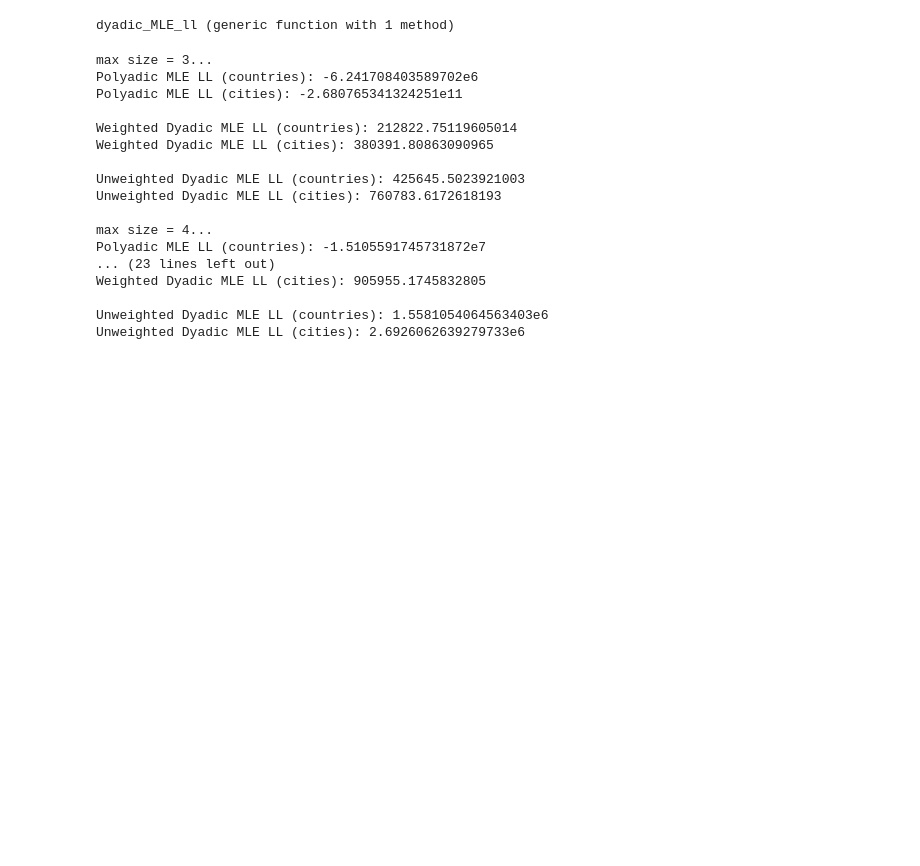
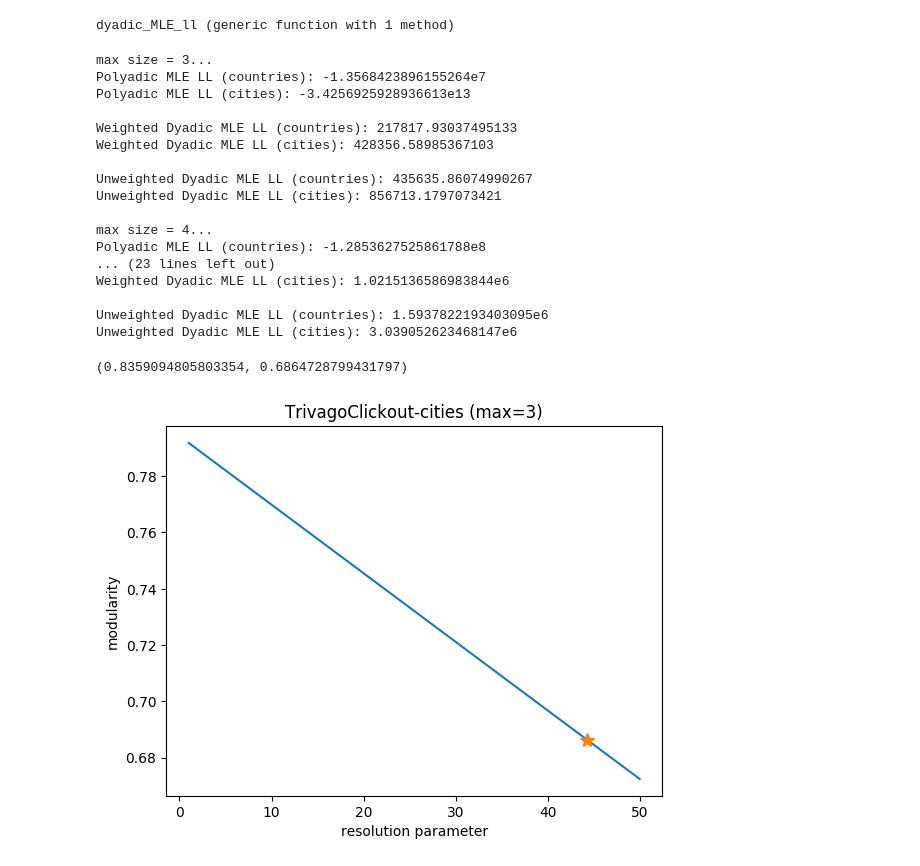
Before and after one commit to PhilChodrow/HypergraphModularity, a Jupyter notebook: Likelihood-comparisons.ipynb, the cells around one changed output. Saved outputs shown, nothing was run; the diff lists cells and outputs as text; code cells hidden in the pictures; blank space fills up the shorter version.

```diff
--- a/Likelihood-comparisons.ipynb
+++ b/Likelihood-comparisons.ipynb
@@ -104,9 +109,9 @@ for k = 3:6
 
     println("max size = $k...")
     println("Polyadic MLE LL (countries): ",
-            MLE_ll(H, labels1, identity))
+            MLE_ll(H, labels1, all_or_nothing2))
     println("Polyadic MLE LL (cities): ",
-            MLE_ll(H, labels2, identity))
+            MLE_ll(H, labels2, all_or_nothing2))
     println("")
 
     println("Weighted Dyadic MLE LL (countries): ",
@@ -124,19 +129,46 @@ for k = 3:6
 end
 # %% [output]
 max size = 3...
-Polyadic MLE LL (countries): -6.241708403589702e6
-Polyadic MLE LL (cities): -2.680765341324251e11
+Polyadic MLE LL (countries): -1.3568423896155264e7
+Polyadic MLE LL (cities): -3.4256925928936613e13
 
-Weighted Dyadic MLE LL (countries): 212822.75119605014
-Weighted Dyadic MLE LL (cities): 380391.80863090965
+Weighted Dyadic MLE LL (countries): 217817.93037495133
+Weighted Dyadic MLE LL (cities): 428356.58985367103
 
-Unweighted Dyadic MLE LL (countries): 425645.5023921003
-Unweighted Dyadic MLE LL (cities): 760783.6172618193
+Unweighted Dyadic MLE LL (countries): 435635.86074990267
+Unweighted Dyadic MLE LL (cities): 856713.1797073421
 
 max size = 4...
-Polyadic MLE LL (countries): -1.5105591745731872e7
+Polyadic MLE LL (countries): -1.2853627525861788e8
 ... (23 lines left out)
-Weighted Dyadic MLE LL (cities): 905955.1745832805
+Weighted Dyadic MLE LL (cities): 1.0215136586983844e6
 
-Unweighted Dyadic MLE LL (countries): 1.5581054064563403e6
-Unweighted Dyadic MLE LL (cities): 2.6926062639279733e6
+Unweighted Dyadic MLE LL (countries): 1.5937822193403095e6
+Unweighted Dyadic MLE LL (cities): 3.039052623468147e6
+# %%
+H, Z1 = read_hypergraph_data("TrivagoClickout", 3)
+_, Z2 = read_hypergraph_data("TrivagoClickout-cities", 3)
+ω_in1, ω_out1 = computeDyadicResolutionParameter(H, Z1; mode="ω", weighted=false)
+ω_in2, ω_out2 = computeDyadicResolutionParameter(H, Z2; mode="ω", weighted=false)
+γ_opt1 = (ω_in1 - ω_out1) / (log(ω_in1) - log(ω_out1))
+γ_opt2 = (ω_in2 - ω_out2) / (log(ω_in2) - log(ω_out2))
+Q_opt1 = dyadicModularity(H, Z1, γ_opt1; weighted=false)
+Q_opt2 = dyadicModularity(H, Z2, γ_opt2; weighted=false)
+Q_opt1, Q_opt2
+# %% [output]
+(0.8359094805803354, 0.6864728799431797)
+# %%
+Qs = []
+γs = 1:50
+for γ in γs
+    push!(Qs, dyadicModularity(H, Z2, γ; weighted=false))
+end
+# %%
+plot(γs, Qs)
+plot(γ_opt2, Q_opt2, marker="*", ms=10, label="optimal")
+title("TrivagoClickout-cities (max=3)")
+xlabel("resolution parameter")
+ylabel("modularity")
+savefig("trivago-modularity.png")
+# %% [output]
+[figure, added]
```
Also changed, not shown: parts of 4 cells of this notebook.
